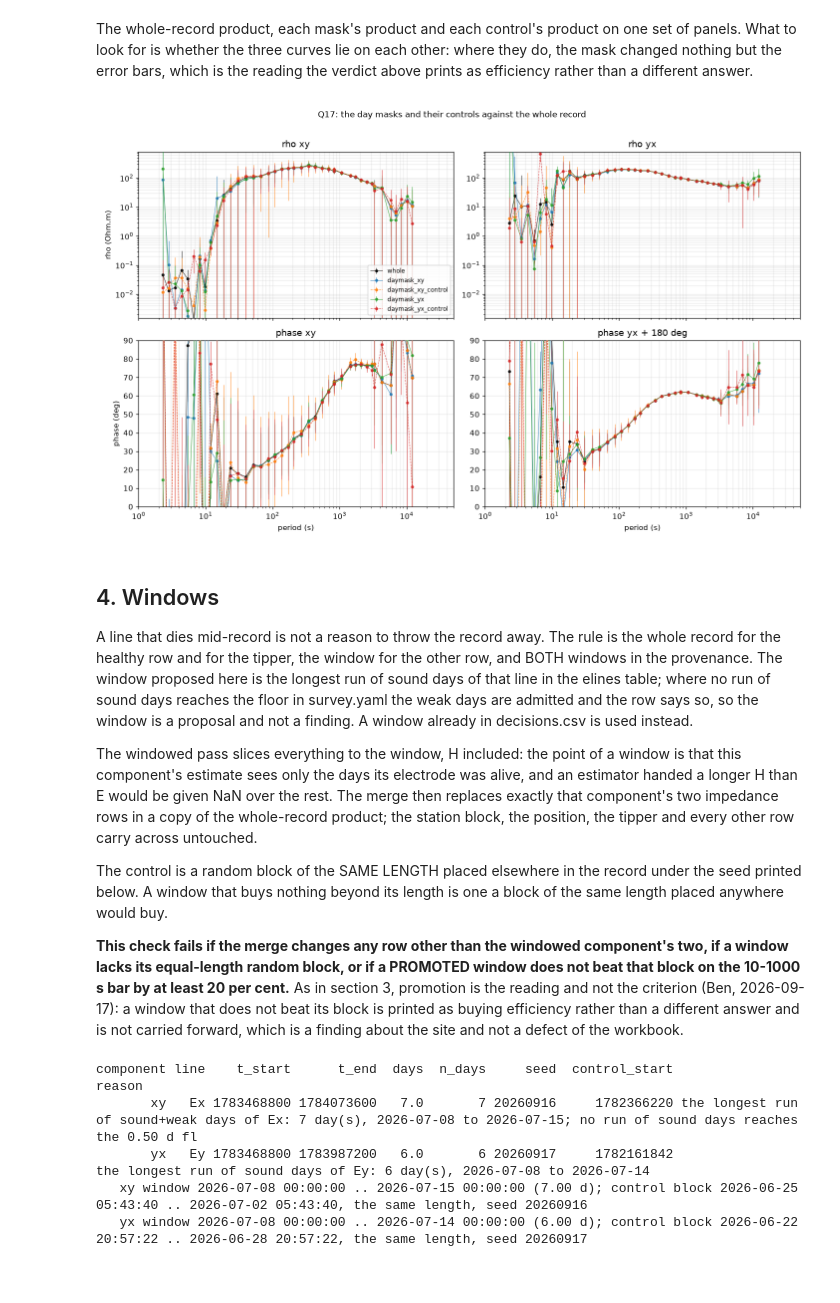
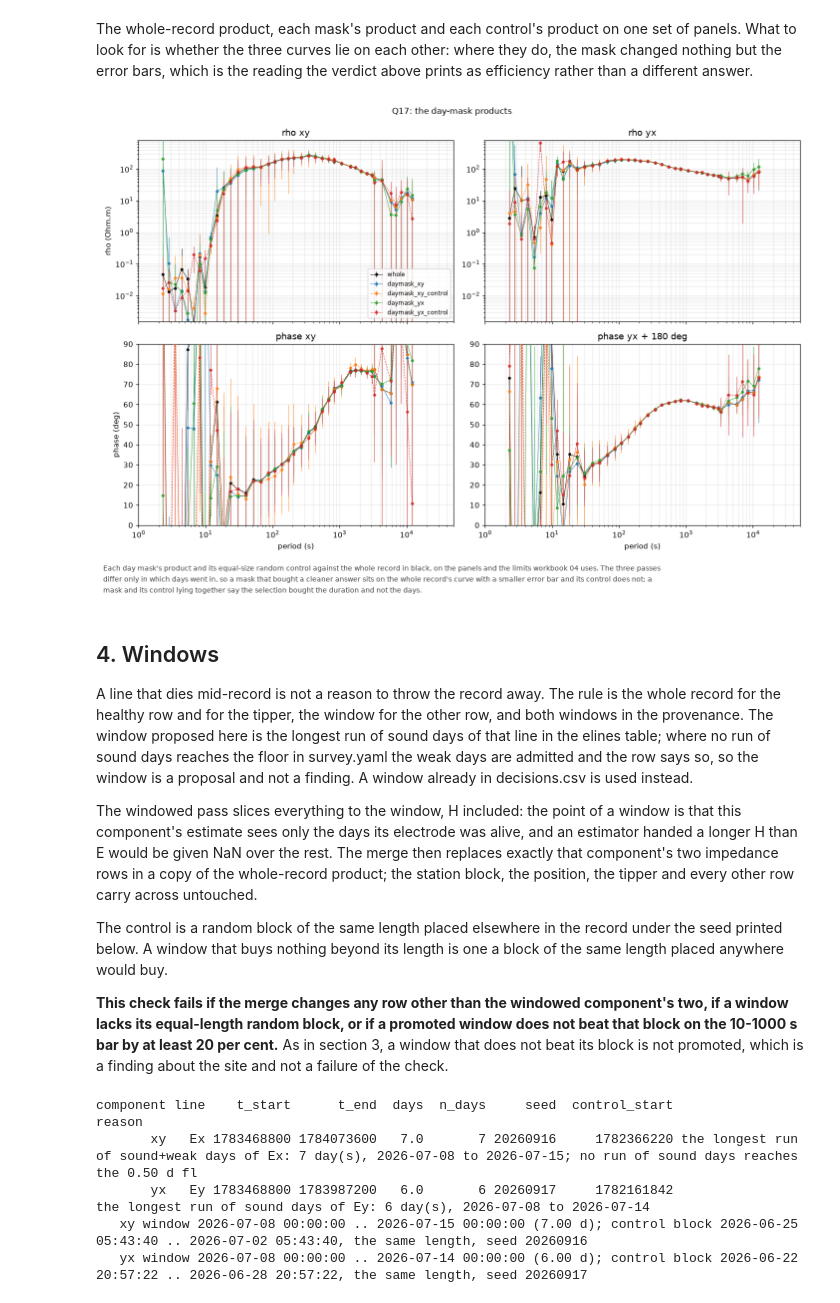
Before and after one commit to bvkay/AusLAMP-Processing-2026, a Jupyter notebook: workbooks/examples/queensland_phase3/05_site.ipynb, the cells around one changed output. Cells and saved outputs as stored; diff of their text form; code cells hidden in the pictures.

```diff
--- a/workbooks/examples/queensland_phase3/05_site.ipynb
+++ b/workbooks/examples/queensland_phase3/05_site.ipynb
@@ -686,25 +683,31 @@ answer.
 # %%
 curves = [("whole", read(BASE), "k", "-")] if BASE else []
 for k, comp in enumerate(COMPONENTS):
     for name, ls in (("daymask_%s" % comp, "-"), ("daymask_%s_control" % comp, "--")):
         r = made_product(name)
         if r:
             curves.append((name, read(r["product"]), "C%d" % (2 * k + (0 if ls == "-" else 1)), ls))
 if len(curves) > 1:
     fig = FF.form_panels(curves, SITE, OUT / "11_daymask_products.png",
-                         title="%s: the day masks and their controls against the whole record" % SITE,
+                         title="%s: the day-mask products" % SITE,
+                         caption="Each day mask's product and its equal-size random control against the "
+                                 "whole record in black, on the panels and the limits workbook 04 uses. The "
+                                 "three passes differ only in which days went in, so a mask that bought a "
+                                 "cleaner answer sits on the whole record's curve with a smaller error bar "
+                                 "and its control does not; a mask and its control lying together say the "
+                                 "selection bought the duration and not the days.",
                          period_range=(1, 50000))
     WRITTEN.append(OUT / "11_daymask_products.png")
     display(Image(filename=str(OUT / "11_daymask_products.png")))
 else:
     print("no mask product was made, so there is nothing to draw against the whole record")
 # %% [output]
-[figure, old version]
+[figure, new version]
 # %% [markdown]
 ## 4. Windows
 
 A line that dies mid-record is not a reason to throw the record away. The rule is the whole record for the
-healthy row and for the tipper, the window for the other row, and BOTH windows in the provenance. The window
+healthy row and for the tipper, the window for the other row, and both windows in the provenance. The window
 proposed here is the longest run of sound days of that line in the elines table; where no run of sound days
 reaches the floor in survey.yaml the weak days are admitted and the row says so, so the window is a proposal
 and not a finding. A window already in decisions.csv is used instead.
@@ -714,14 +717,13 @@ estimate sees only the days its electrode was alive, and an estimator handed a l
 given NaN over the rest. The merge then replaces exactly that component's two impedance rows in a copy of the
 whole-record product; the station block, the position, the tipper and every other row carry across untouched.
 
-The control is a random block of the SAME LENGTH placed elsewhere in the record under the seed printed below.
+The control is a random block of the same length placed elsewhere in the record under the seed printed below.
 A window that buys nothing beyond its length is one a block of the same length placed anywhere would buy.
 
 **This check fails if the merge changes any row other than the windowed component's two, if a window lacks
-its equal-length random block, or if a PROMOTED window does not beat that block on the 10-1000 s bar by at
-least 20 per cent.** As in section 3, promotion is the reading and not the criterion (Ben, 2026-09-17): a
-window that does not beat its block is printed as buying efficiency rather than a different answer and is not
-carried forward, which is a finding about the site and not a defect of the workbook.
+its equal-length random block, or if a promoted window does not beat that block on the 10-1000 s bar by at
+least 20 per cent.** As in section 3, a window that does not beat its block is not promoted, which is a
+finding about the site and not a failure of the check.
 # %%
 WINDOWS, WIN_ROWS = {}, []
 cell = str(sv.decision(SITE).get("windows", "")).strip()
```
Also changed, not shown: parts of 43 cells of this notebook, 11 other files.
